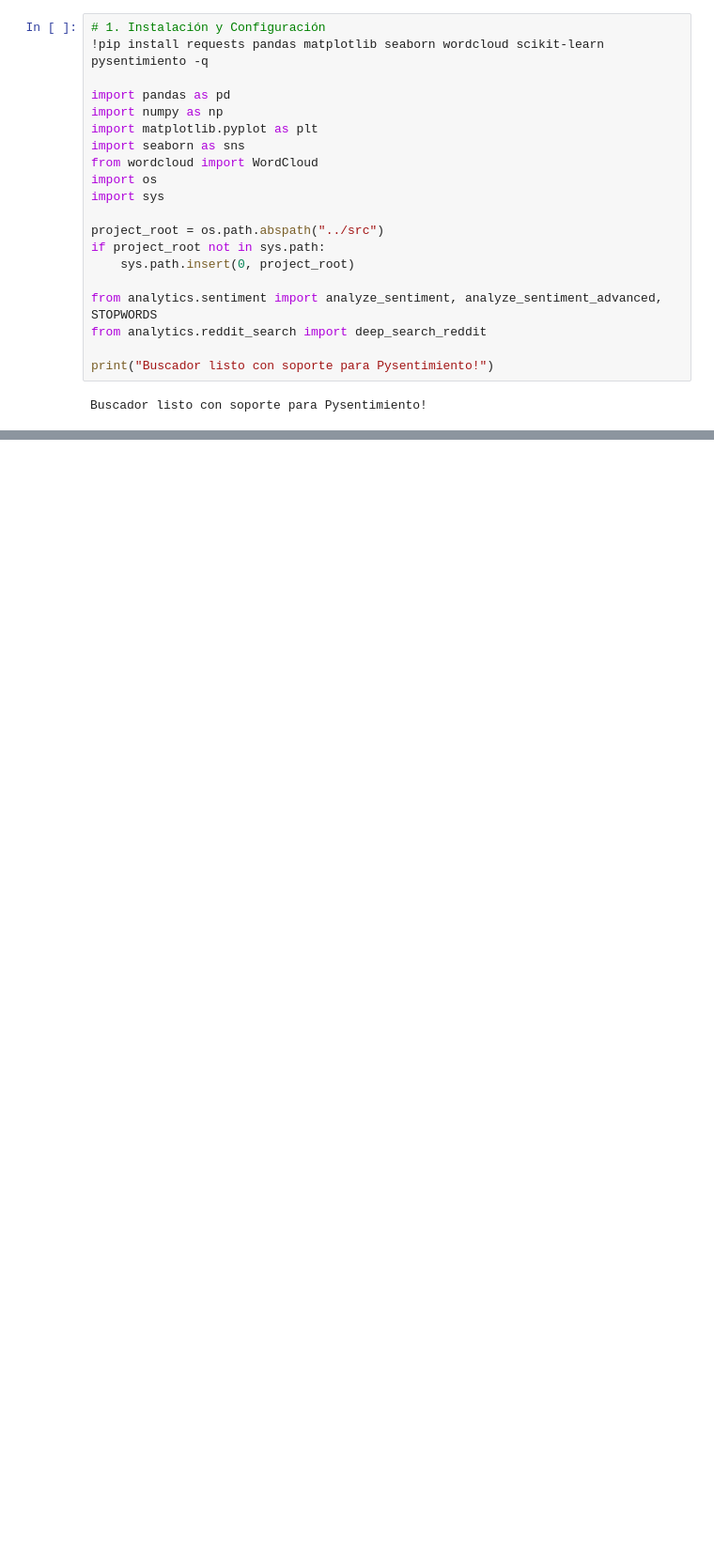
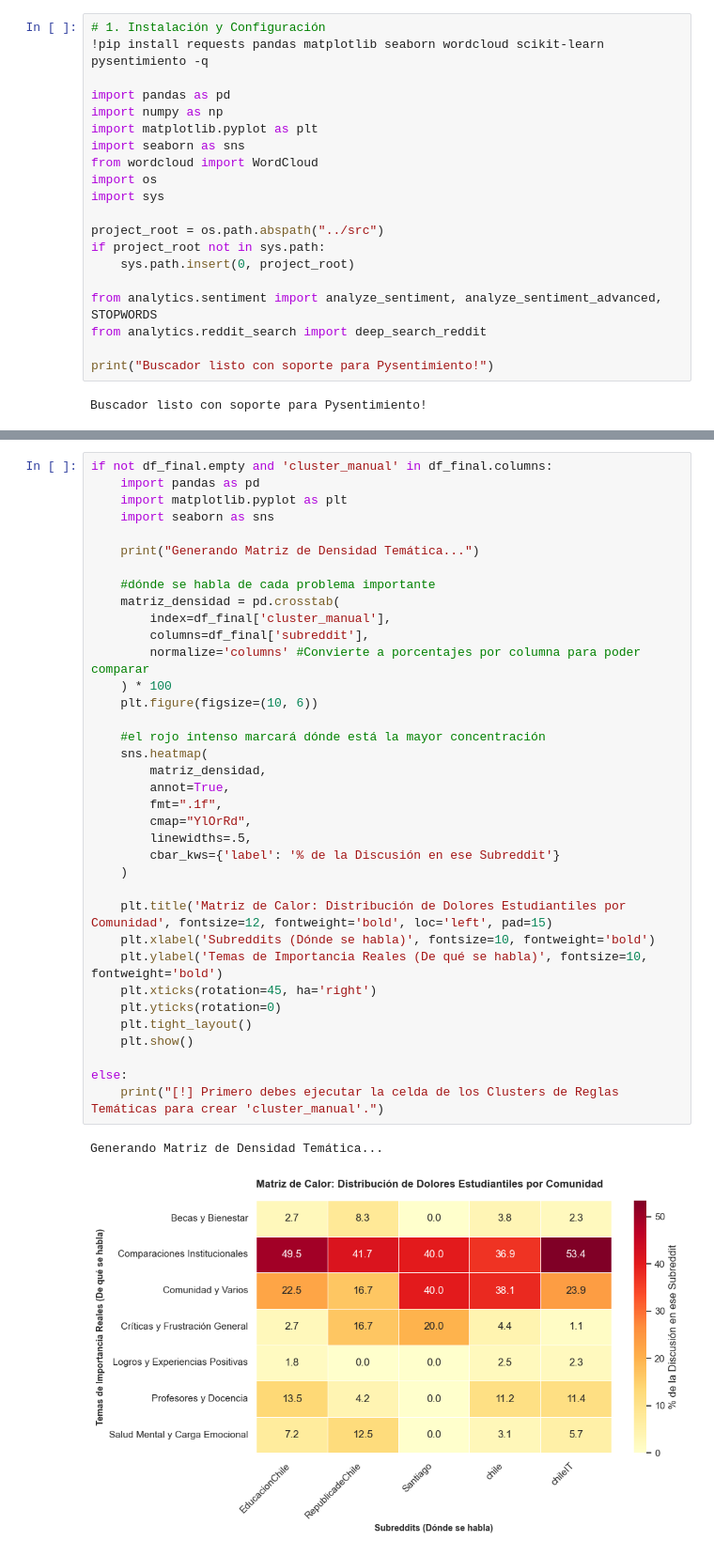
Before and after one commit to andreavalfonzo/redditUSM, a Jupyter notebook: notebooks/USM_Sentiment_Analysis.ipynb, the cells around one changed output, grey strips where cells are left out. Shown at 94% size. Cells and saved outputs as stored; diff of their text form; blank space fills up the shorter version.

```diff
--- a/notebooks/USM_Sentiment_Analysis.ipynb
+++ b/notebooks/USM_Sentiment_Analysis.ipynb
@@ -96,0 +379,39 @@ Warning: You are sending unauthenticated requests to the HF Hub. Please set a HF
+# %%
+if not df_final.empty and 'cluster_manual' in df_final.columns:
+    import pandas as pd
+    import matplotlib.pyplot as plt
+    import seaborn as sns
+
+    print("Generando Matriz de Densidad Temática...")
+
+    #dónde se habla de cada problema importante
+    matriz_densidad = pd.crosstab(
+        index=df_final['cluster_manual'],
+        columns=df_final['subreddit'],
+        normalize='columns' #Convierte a porcentajes por columna para poder comparar
+    ) * 100
+    plt.figure(figsize=(10, 6))
+
+    #el rojo intenso marcará dónde está la mayor concentración
+    sns.heatmap(
+        matriz_densidad,
+        annot=True,
+        fmt=".1f",
+        cmap="YlOrRd",
+        linewidths=.5,
+        cbar_kws={'label': '% de la Discusión en ese Subreddit'}
+    )
+
+    plt.title('Matriz de Calor: Distribución de Dolores Estudiantiles por Comunidad', fontsize=12, fontweight='bold', loc='left', pad=15)
+    plt.xlabel('Subreddits (Dónde se habla)', fontsize=10, fontweight='bold')
+    plt.ylabel('Temas de Importancia Reales (De qué se habla)', fontsize=10, fontweight='bold')
+    plt.xticks(rotation=45, ha='right')
+    plt.yticks(rotation=0)
+    plt.tight_layout()
+    plt.show()
+
+else:
+    print("[!] Primero debes ejecutar la celda de los Clusters de Reglas Temáticas para crear 'cluster_manual'.")
+# %% [output]
+Generando Matriz de Densidad Temática...
+[figure, added]
```
Also changed, not shown: parts of 30 cells of this notebook, 6 other files.
